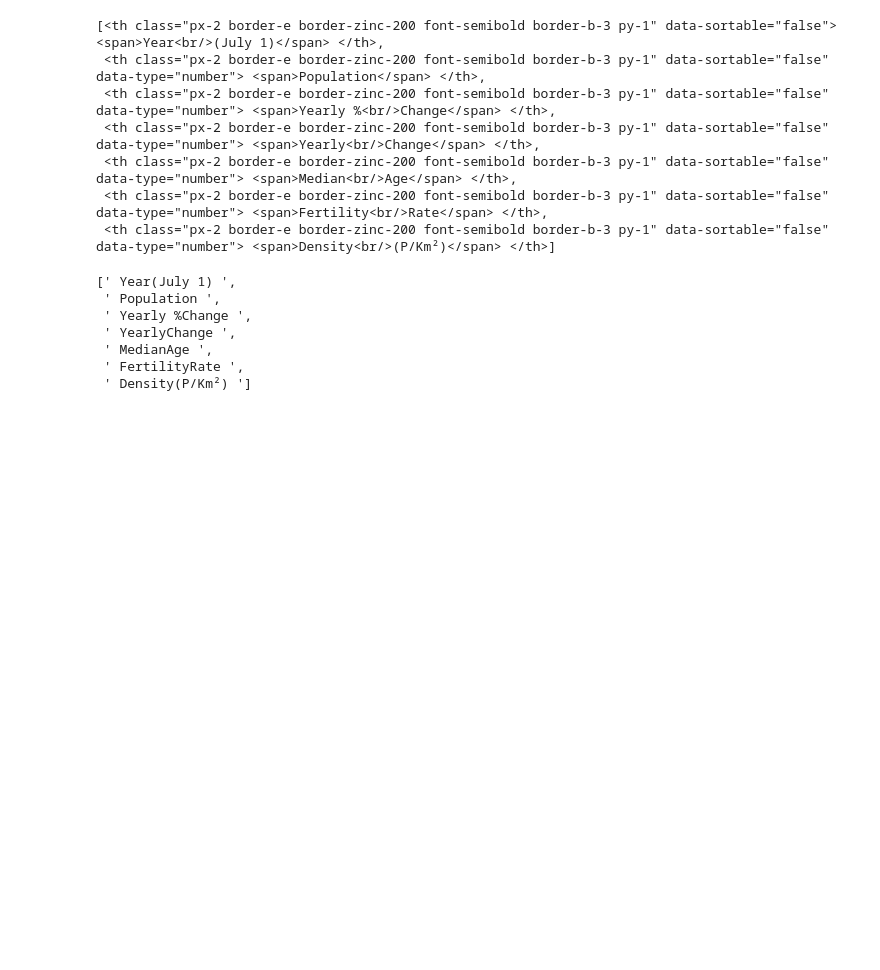
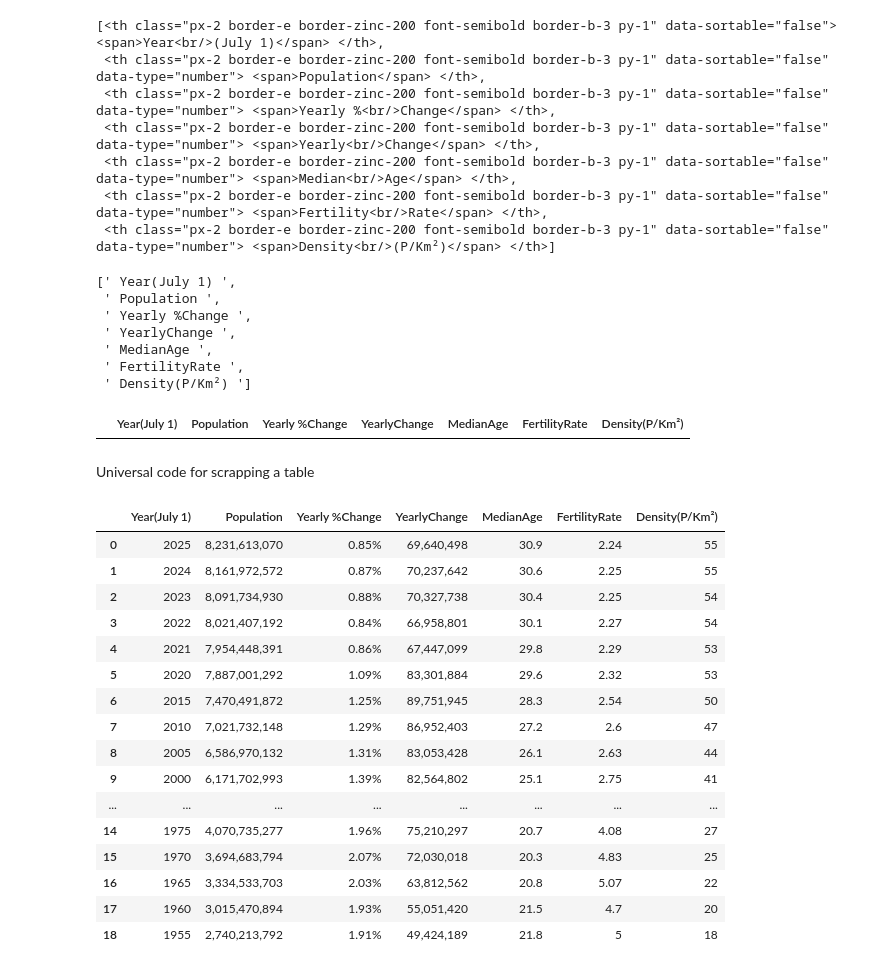
Before and after one commit to laaria-chris/BeautifySoup-Webscrapper, a Jupyter notebook: TableScrap.ipynb, the cells around one changed output. Cells and saved outputs as stored; diff of their text form; code cells hidden in the pictures; blank space fills up the shorter version.

```diff
--- a/TableScrap.ipynb
+++ b/TableScrap.ipynb
@@ -65,3 +65,35 @@ headers
  ' MedianAge ',
  ' FertilityRate ',
  ' Density(P/Km²) ']
+# %%
+df=pd.DataFrame(columns=headers)
+df
+# %% [output]
+|  | Year(July 1) | Population | Yearly %Change | YearlyChange | MedianAge | FertilityRate | Density(P/Km²) |
+# %% [markdown]
+Universal code for scrapping a table
+# %%
+for j in table.find_all("tr")[1:]:
+  row_data = j.find_all('td')
+  row = [tr.text for tr in row_data]
+  length = len(df)
+  df.loc[length] = row
+df
+# %% [output]
+|  | Year(July 1) | Population | Yearly %Change | YearlyChange | MedianAge | FertilityRate | Density(P/Km²) |
+| 0 | 2025 | 8,231,613,070 | 0.85% | 69,640,498 | 30.9 | 2.24 | 55 |
+| 1 | 2024 | 8,161,972,572 | 0.87% | 70,237,642 | 30.6 | 2.25 | 55 |
+| 2 | 2023 | 8,091,734,930 | 0.88% | 70,327,738 | 30.4 | 2.25 | 54 |
+| 3 | 2022 | 8,021,407,192 | 0.84% | 66,958,801 | 30.1 | 2.27 | 54 |
+| 4 | 2021 | 7,954,448,391 | 0.86% | 67,447,099 | 29.8 | 2.29 | 53 |
+| 5 | 2020 | 7,887,001,292 | 1.09% | 83,301,884 | 29.6 | 2.32 | 53 |
+| 6 | 2015 | 7,470,491,872 | 1.25% | 89,751,945 | 28.3 | 2.54 | 50 |
+| 7 | 2010 | 7,021,732,148 | 1.29% | 86,952,403 | 27.2 | 2.6 | 47 |
+| 8 | 2005 | 6,586,970,132 | 1.31% | 83,053,428 | 26.1 | 2.63 | 44 |
+| 9 | 2000 | 6,171,702,993 | 1.39% | 82,564,802 | 25.1 | 2.75 | 41 |
+| ... | ... | ... | ... | ... | ... | ... | ... |
+| 14 | 1975 | 4,070,735,277 | 1.96% | 75,210,297 | 20.7 | 4.08 | 27 |
+| 15 | 1970 | 3,694,683,794 | 2.07% | 72,030,018 | 20.3 | 4.83 | 25 |
+| 16 | 1965 | 3,334,533,703 | 2.03% | 63,812,562 | 20.8 | 5.07 | 22 |
+| 17 | 1960 | 3,015,470,894 | 1.93% | 55,051,420 | 21.5 | 4.7 | 20 |
+| 18 | 1955 | 2,740,213,792 | 1.91% | 49,424,189 | 21.8 | 5 | 18 |
```
Also changed, not shown: parts of 1 cell of this notebook.
